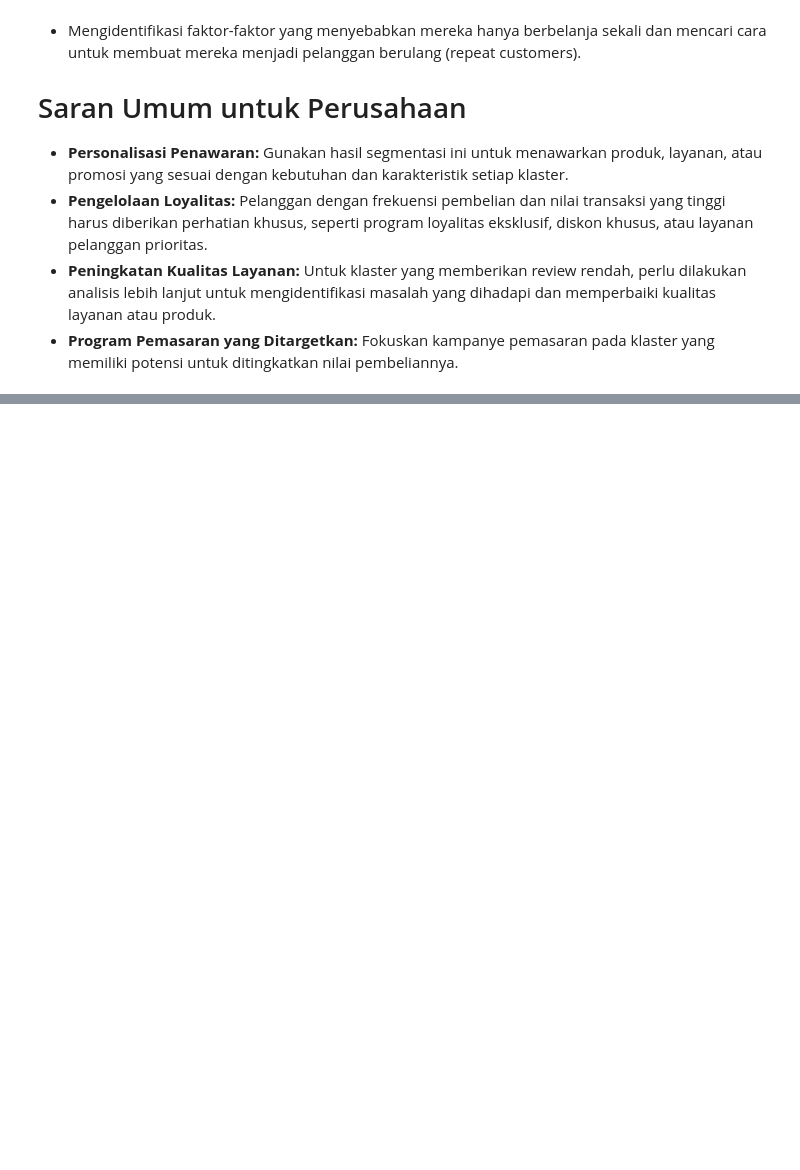
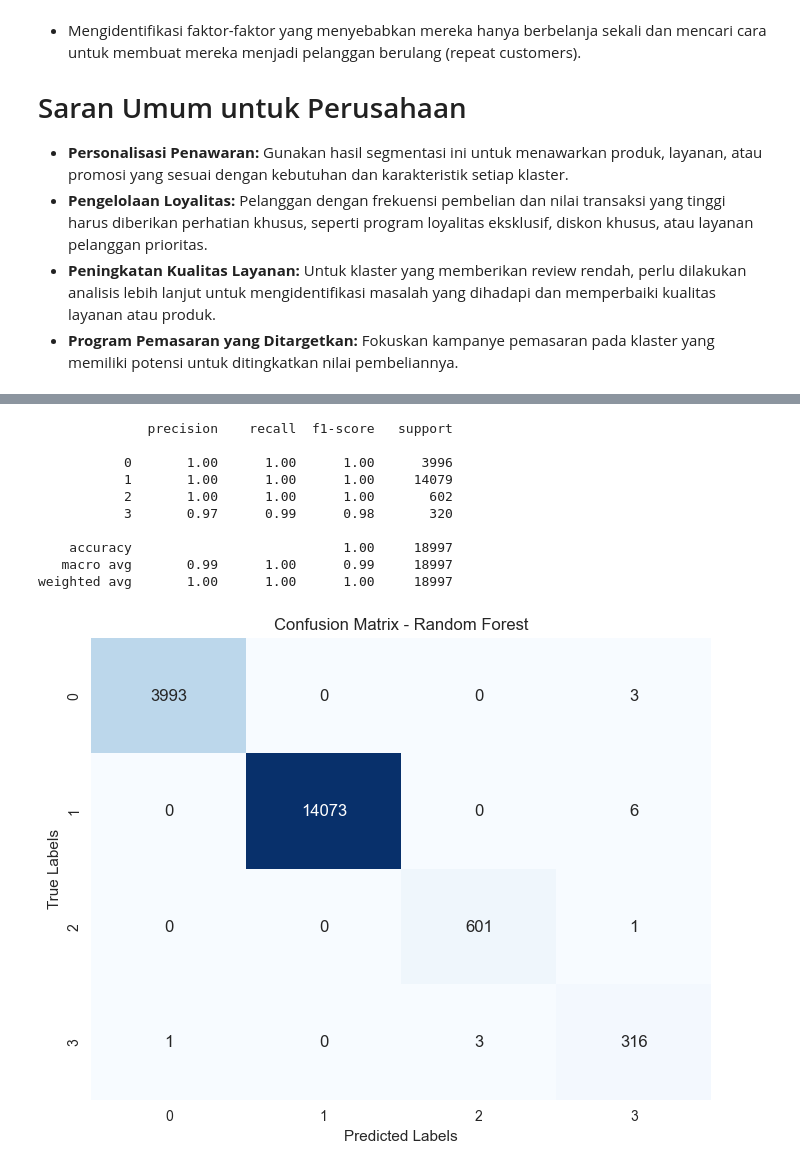
Before and after one commit to alfitopfp/Perqara-Assesment, a Jupyter notebook: Code/Customer_Segmentation.ipynb, the cells around one changed output, grey strips where cells are left out. Saved outputs shown, nothing was run; the diff lists cells and outputs as text; code cells hidden in the pictures; blank space fills up the shorter version.

```diff
--- a/Code/Customer_Segmentation.ipynb
+++ b/Code/Customer_Segmentation.ipynb
@@ -504,0 +577,26 @@ Berdasarkan hasil segmentasi pelanggan, terdapat empat klaster pelanggan yang di
+# %%
+from sklearn.linear_model import LogisticRegression
+from sklearn.ensemble import RandomForestClassifier
+from sklearn.svm import SVC
+from sklearn.metrics import accuracy_score
+
+# Inisialisasi model
+logreg = LogisticRegression(random_state=42)
+rf = RandomForestClassifier(random_state=42)
+svm = SVC(random_state=42)
+
+logreg.fit(X_train_resampled, y_train_resampled)
+rf.fit(X_train_resampled, y_train_resampled)
+svm.fit(X_train_resampled, y_train_resampled)
+
+y_pred_logreg = logreg.predict(X_test)
+y_pred_rf = rf.predict(X_test)
+y_pred_svm = svm.predict(X_test)
+
+accuracy_logreg = accuracy_score(y_test, y_pred_logreg)
+accuracy_rf = accuracy_score(y_test, y_pred_rf)
+accuracy_svm = accuracy_score(y_test, y_pred_svm)
+
+print("Akurasi Regresi Logistik:", accuracy_logreg)
+print("Akurasi Random Forest:", accuracy_rf)
+print("Akurasi SVM:", accuracy_svm)
@@ -504,0 +614,30 @@ Berdasarkan hasil segmentasi pelanggan, terdapat empat klaster pelanggan yang di
+# %%
+from sklearn.metrics import classification_report, confusion_matrix
+import matplotlib.pyplot as plt
+import seaborn as sns
+
+# Generate classification report
+print(classification_report(y_test, y_pred_rf))
+
+# Generate confusion matrix
+cm = confusion_matrix(y_test, y_pred_rf)
+
+# Plot confusion matrix
+plt.figure(figsize=(8, 6))
+sns.heatmap(cm, annot=True, fmt='d', cmap='Blues', cbar=False)
+plt.xlabel('Predicted Labels')
+plt.ylabel('True Labels')
+plt.title('Confusion Matrix - Random Forest')
+plt.show()
+# %% [output]
+              precision    recall  f1-score   support
+
+           0       1.00      1.00      1.00      3996
+           1       1.00      1.00      1.00     14079
+           2       1.00      1.00      1.00       602
+           3       0.97      0.99      0.98       320
+
+    accuracy                           1.00     18997
+   macro avg       0.99      1.00      0.99     18997
+weighted avg       1.00      1.00      1.00     18997
+[figure, added]
```
Also changed, not shown: parts of 11 cells of this notebook.
